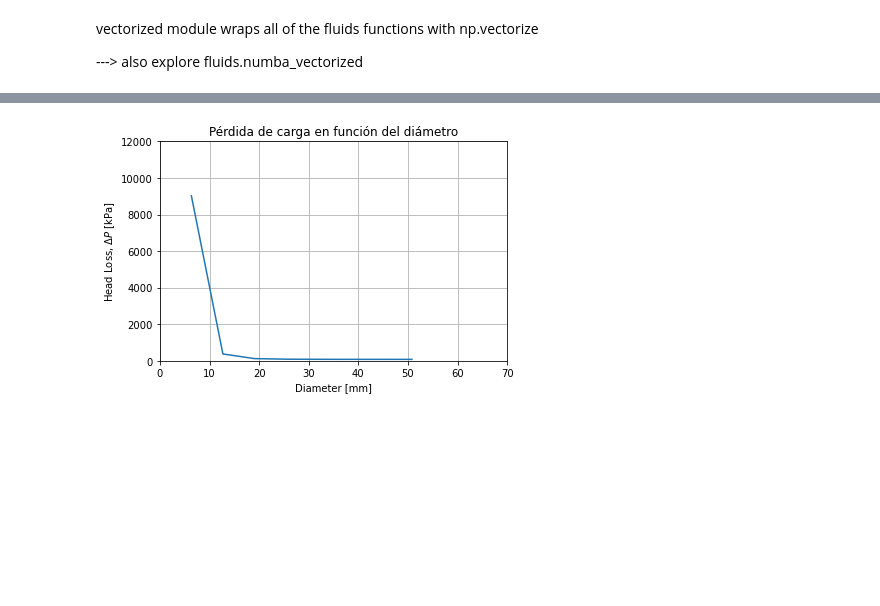
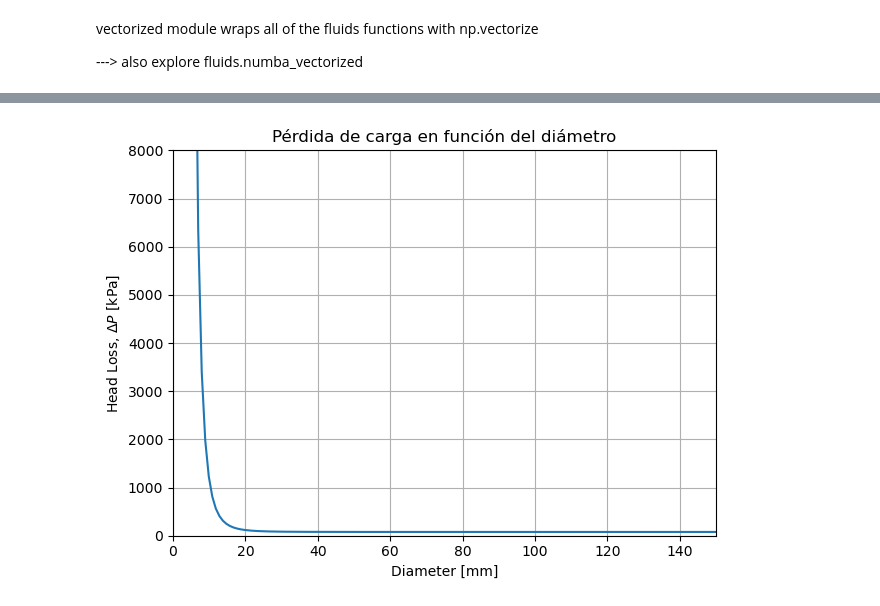
Before and after one commit to J-Cardemil/MOOC_Thermal-Systems, a Jupyter notebook: Class 7 - Fluids_Diameter.ipynb, the cells around one changed output, grey strips where cells are left out. Cells and saved outputs as stored; diff of their text form; code cells hidden in the pictures; blank space fills up the shorter version.

```diff
--- a/Class 7 - Fluids_Diameter.ipynb
+++ b/Class 7 - Fluids_Diameter.ipynb
@@ -58,5 +98,4 @@ Re = fld.Reynolds(D, rho, V, mu)
 # %%
-epsilon = fld.roughness_Farshad('Plastic coated', D)
-f = fld.friction.friction_factor(Re, eD=epsilon/D)
+f = fld.friction.friction_factor(Re, eD=epsilon/D, Method='Colebrook')
 f
 # %% [output]
@@ -91,14 +143,13 @@ vectorized module wraps all of the fluids functions with np.vectorize
 # %%
 from fluids.vectorized import *
 # %%
-D_range = np.array([0.25, 0.5, 0.75, 1, 1.25, 1.5, 1.75, 2])*25.4/1000
+D_range = np.linspace(0.005, 0.15, 150)*u.m
 
 A_range = (np.pi * D_range**2)/4
 V_range = V_dot / A_range
 Re_range = Reynolds(D_range, rho, V_range, mu)
 
-epsilon_range = roughness_Farshad('Plastic coated', D_range)
-eD_range = epsilon_range/D_range
+eD_range = epsilon/D_range
 # %%
 f_range = friction_factor(Re=Re_range, eD=eD_range)
 
@@ -109,5 +175,5 @@ array([0.02224135, 0.02348694, 0.02517704, 0.02672777, 0.02811751,
 # %%
-DELTA_P_f_range = (f_range * 8 * rho * (L + z) * V_dot**2)/(np.pi**2 * D_range**5)
+DELTA_P_f_range = ((f_range * 8 * rho * (L + z) * V_dot**2)/(np.pi**2 * D_range**5)).to(u.kPa)
 
 DELTA_P_f_range
 # %% [output]
@@ -122,4 +203,4 @@ array([0.39618504, 0.32256929, 0.28864008, 0.2677113 , 0.25300592,
 # %%
-DELTA_P_s_range = 2 * (K_range * rho * 8* V_dot**2)/(np.pi**2 * D_range**4)
+DELTA_P_s_range = (2 * (K_range * rho * 8* V_dot**2)/(np.pi**2 * D_range**4)).to(u.kPa)
 DELTA_P_s_range
 # %% [output]
@@ -135,14 +215,14 @@ array([9020371.85246683,  374044.95051674,  120014.70331483,
 # %%
 import matplotlib.pyplot as plt
 
 plt.figure()
-plt.plot(D_range * 1000, Delta_P_range/1000)
+plt.plot(D_range * 1000, Delta_P_range)
 plt.xlabel("Diameter [mm]")
 plt.ylabel(r"Head Loss, $\Delta P$ [kPa]")
 plt.title("Pérdida de carga en función del diámetro")
-plt.xlim([0, 70])
-plt.ylim([0, 12000])
+plt.xlim([0, 150])
+plt.ylim([0, 8000])
 plt.grid(True)
 plt.tight_layout()
 # %% [output]
-[figure, old version]
+[figure, new version]
```
Also changed, not shown: parts of 38 cells of this notebook, 1 other file.
